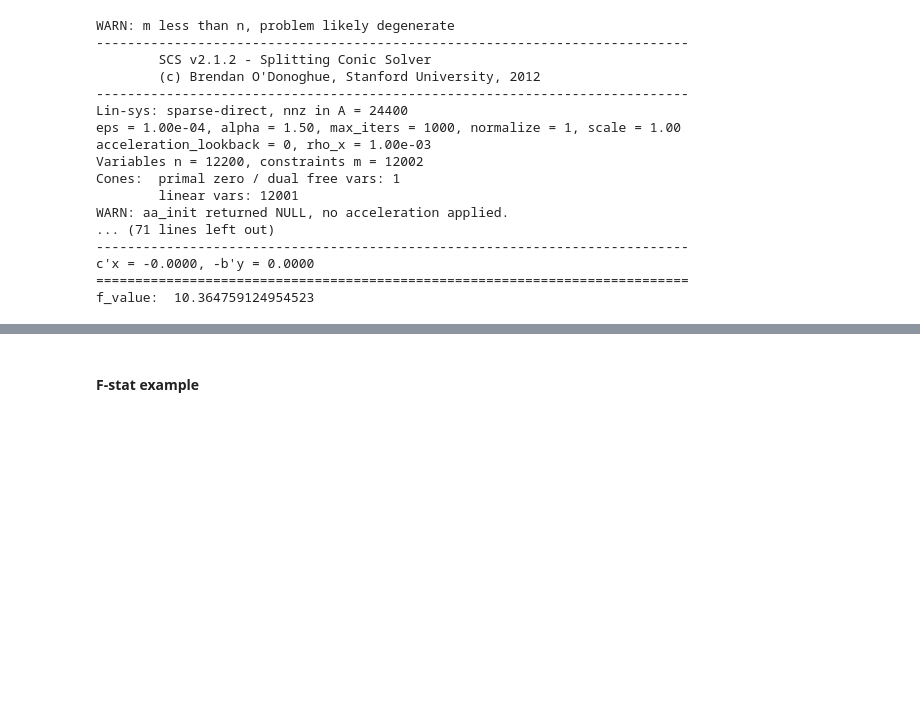
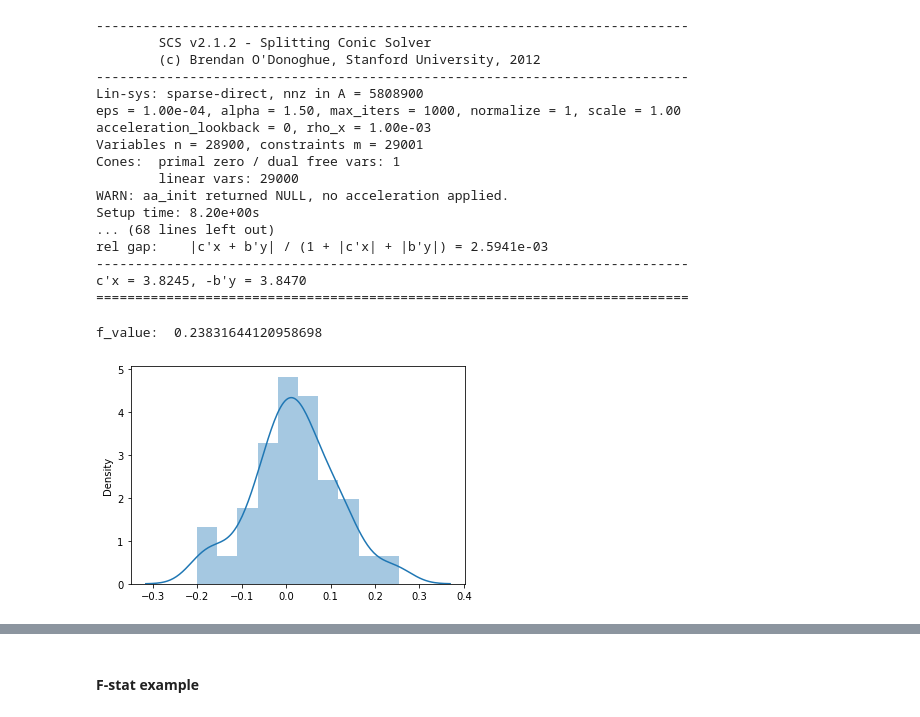
Before and after one commit to aswinvk28/boxing-unboxing-statistical, a Jupyter notebook: boxing-unboxing.ipynb, the cells around one changed output, grey strips where cells are left out. Cells and saved outputs as stored; diff of their text form; code cells hidden in the pictures; blank space fills up the shorter version.

```diff
--- a/boxing-unboxing.ipynb
+++ b/boxing-unboxing.ipynb
@@ -19,61 +20,65 @@ large_df = pd.DataFrame(columns=['problem_value', 'mean_r.value'])
 # f-statistic
 # fstat = np.random.uniform(1,100,(144,4))
 # cov = np.random.uniform(1,100,(10,4))
-inputs_ = np.random.normal(1,20,200)
+inputs_ = np.random.normal(0.01,0.099,100)
 inputs = inputs_.copy()
-# corr, corr2 = pd.DataFrame(np.random.uniform(1,100,(200,100))), pd.DataFrame(np.random.uniform(1,100,(120,100)))
+corr, corr2 = pd.DataFrame(np.random.uniform(0.01,0.099,(288,200))), pd.DataFrame(np.random.uniform(0.01,0.099,(288,200)))
 # chi-squared
 # corr, corr2 = None, None
-# corr, corr2 = pd.DataFrame(np.random.uniform(1,3,(120,120))), pd.DataFrame(np.random.uniform(1,3,(120,120)))
+# corr, corr2 = pd.DataFrame(np.random.uniform(0.01,0.099,(288,200))), pd.DataFrame(np.random.uniform(0.01,0.099,(288,200)))
 # mahalanobis
-corr, corr2 = pd.DataFrame(np.random.uniform(1,100,(120,120))), pd.DataFrame(np.random.uniform(1,100,(120,120)))
+# corr, corr2 = pd.DataFrame(np.random.uniform(0.01,0.099,(288,200))), pd.DataFrame(np.random.uniform(0.01,0.099,(288,200)))
 # input_index = corr2.index.astype(np.int64).values
 # f-statistic
-# yrj = np.matmul(corr2.T.corr('spearman').replace(np.nan, 0).values,corr2.values) # 144 x 4
+yrj = np.matmul(corr2.T.corr('spearman').replace(np.nan, 0).values,corr2.values) # 144 x 4
 # chi-squared
 # yrj = corr.values * corr2.values # 144 x 144
 # mahalanobis
-yrj = np.sqrt(np.square(np.matmul(corr.T.values,np.linalg.inv(np.cov(corr2.T.values)), corr.values))) # 144 x 144
+# yrj = np.sqrt(np.square(np.matmul(corr.values,np.linalg.inv(np.cov(corr2.T.values))) * corr.values)) # 144 x 144
 mean_r = cvx.Variable((corr2.values.shape[0],100))
 yro = corr2.values
 xio = inputs
-xij = np.random.normal(1,100,(200,100))
+xij = np.random.normal(0.01,0.099,(200,100))
 vi = cvx.Variable((inputs.shape[0],1))
 objective = cvx.Minimize(cvx.sum(cvx.matmul(mean_r.T, yro)))
-constraints = [(cvx.sum(cvx.matmul(xij.T,vi).T)-cvx.sum(cvx.matmul(mean_r.T, yrj))) <= 0,
-               mean_r >= 0,cvx.matmul(vi.T, xio)==1]
+constraints = [mean_r >= 0,cvx.matmul(vi.T, xio)==1,
+              (cvx.matmul(xij,vi).T-cvx.sum(cvx.matmul(mean_r.T, yrj),axis=0,keepdims=True)) <= 0]
 problem = cvx.Problem(objective, constraints)
 problem.solve(verbose=True, solver=cvx.SCS, max_iters=1000)
 df = pd.DataFrame(mean_r.value, columns=np.arange(mean_r.value.shape[1]))
 df['problem_value'] = [problem.value]*mean_r.value.shape[0]
 # df['corr2_index'] = input_index
 large_df = pd.concat([large_df,df], axis=0)
 large_df = large_df.reset_index()
 
-# seaborn.distplot(inputs_)
+m[:,:,0] = mean_r.value
+
+seaborn.distplot(inputs_)
 
 ## f statistical value
 
 f_value = 0.0
 between_group = 4 * ((yro.mean(axis=0) - yro.mean())**2).sum() * 4 / 3
 within_group = xio.var(axis=0).sum() * 10/(10-1)
 f_value = between_group / within_group
 print("f_value: ", f_value)
 # %% [output]
-WARN: m less than n, problem likely degenerate
 ----------------------------------------------------------------------------
         SCS v2.1.2 - Splitting Conic Solver
         (c) Brendan O'Donoghue, Stanford University, 2012
 ----------------------------------------------------------------------------
-Lin-sys: sparse-direct, nnz in A = 24400
+Lin-sys: sparse-direct, nnz in A = 5808900
 eps = 1.00e-04, alpha = 1.50, max_iters = 1000, normalize = 1, scale = 1.00
 acceleration_lookback = 0, rho_x = 1.00e-03
-Variables n = 12200, constraints m = 12002
+Variables n = 28900, constraints m = 29001
 Cones:  primal zero / dual free vars: 1
-        linear vars: 12001
+        linear vars: 29000
 WARN: aa_init returned NULL, no acceleration applied.
-... (71 lines left out)
+Setup time: 8.20e+00s
+... (68 lines left out)
+rel gap:    |c'x + b'y| / (1 + |c'x| + |b'y|) = 2.5941e-03
 ----------------------------------------------------------------------------
-c'x = -0.0000, -b'y = 0.0000
+c'x = 3.8245, -b'y = 3.8470
 ============================================================================
-f_value:  10.364759124954523
+f_value:  0.23831644120958698
+[figure, added]
```
Also changed, not shown: parts of 11 cells of this notebook, 29 other files.
